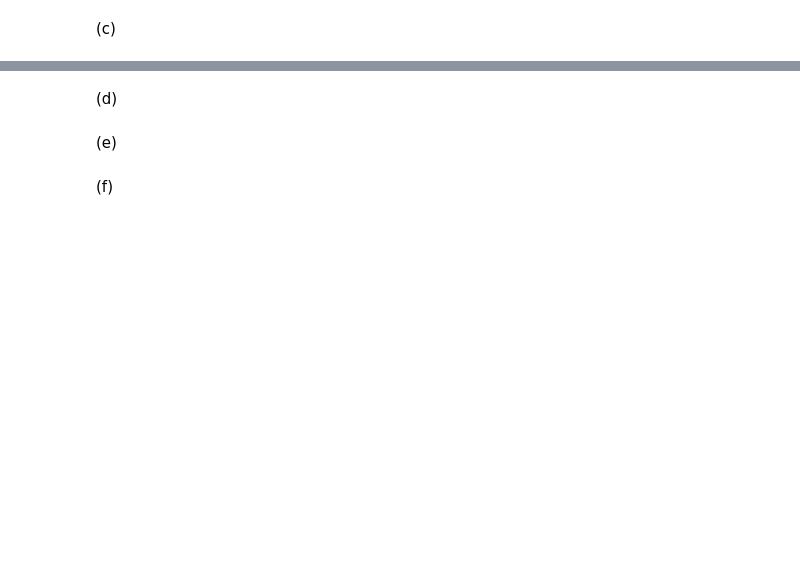
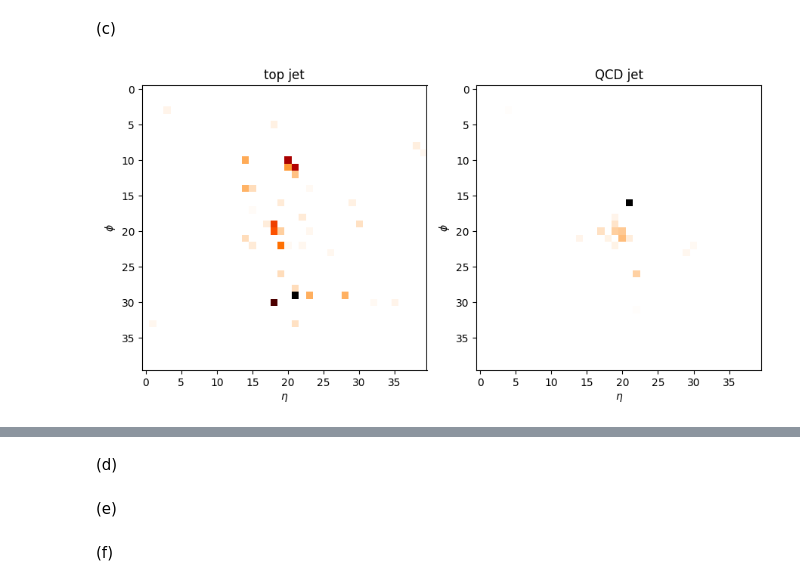
Before and after one commit to S3gmentati0nFault/autoencoders, a Jupyter notebook: sheet08.ipynb, the cells around one changed output, grey strips where cells are left out. Saved outputs shown, nothing was run; the diff lists cells and outputs as text; code cells hidden in the pictures; blank space fills up the shorter version.

Commit message:
More changes to the file, added some graphing for the QCD and TOP jets

```diff
--- a/sheet08.ipynb
+++ b/sheet08.ipynb
@@ -358,0 +367,23 @@ nan
+# %%
+# TODO: Visualize original vs reconstructed QCD and top jets
+
+top_jets_original = z_train[ np.where(y_train==1) ]
+qcd_jets_original = z_train[ np.where(y_train==0) ]
+
+fig, axs = plt.subplots( 1, 2, figsize=(9,5) )
+
+axs[0].imshow( top_jets_original[0,0,...], cmap="gist_heat_r" )
+axs[0].set_xlabel( "$\eta$" )
+axs[0].set_ylabel( "$\phi$" )
+axs[0].set_title("top jet")
+
+axs[1].imshow( qcd_jets_original[0,0,...], cmap="gist_heat_r" )
+axs[1].set_xlabel( "$\eta$" )
+axs[1].set_ylabel( "$\phi$")
+axs[1].set_title("QCD jet")
+
+fig.tight_layout()
+
+fig.show()
+# %% [output]
+[figure, added]
```
Also changed, not shown: parts of 6 cells of this notebook.
